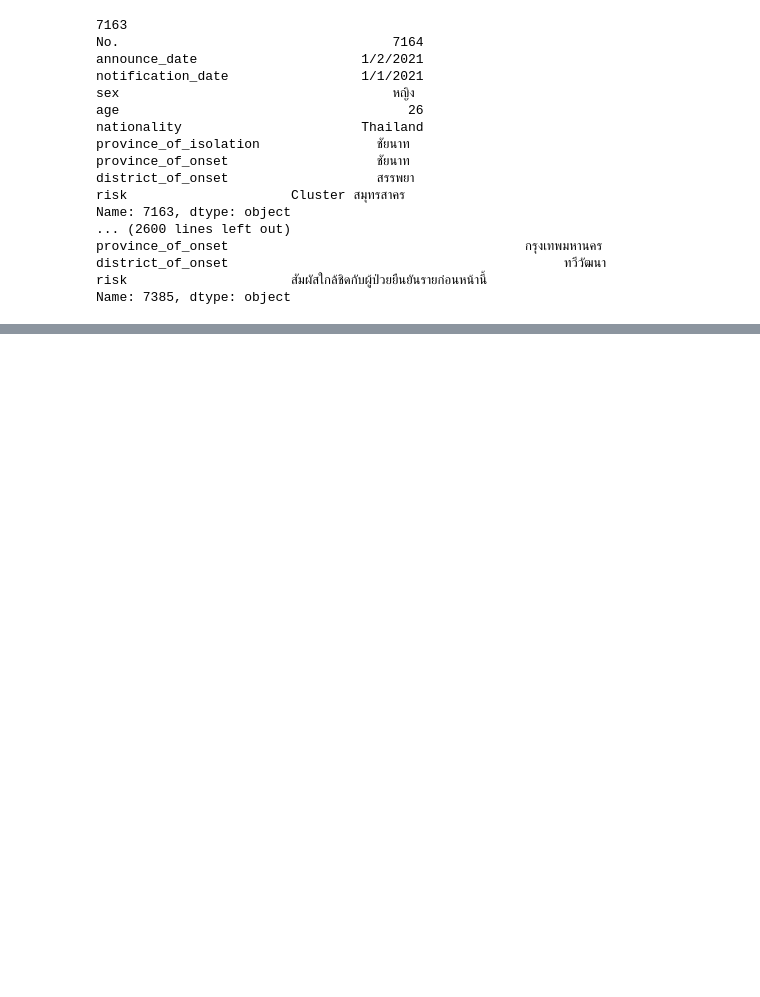
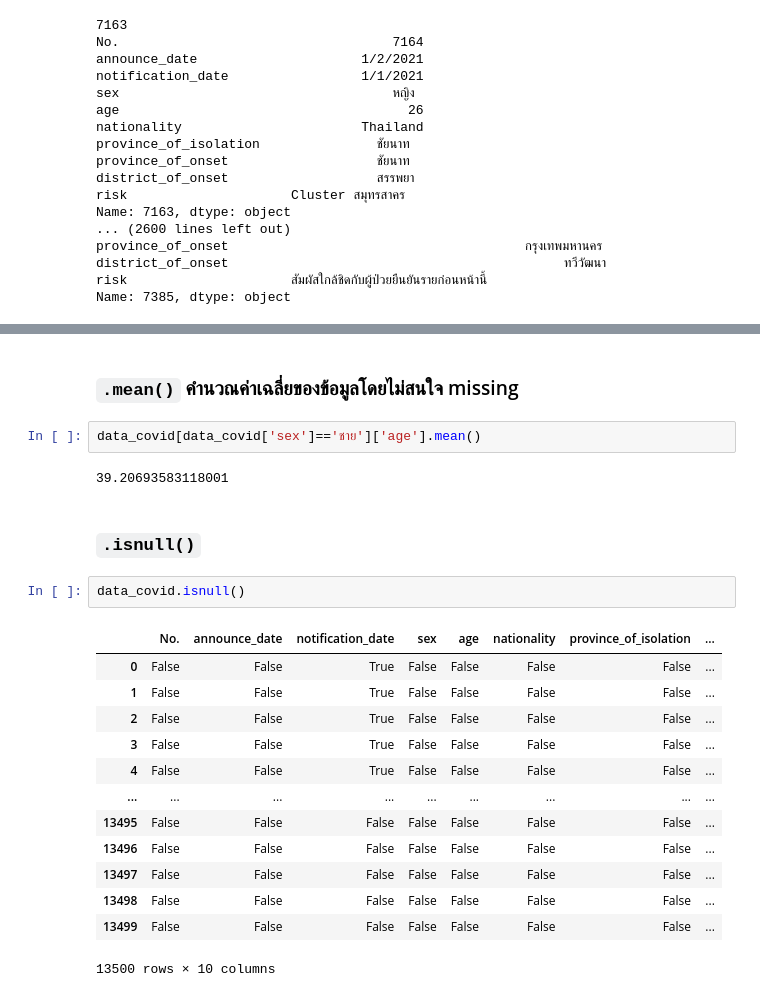
Before and after one commit to kanyaweeud/data_viz, a Jupyter notebook: Pandas_101.ipynb, the cells around one changed output, grey strips where cells are left out. Cells and saved outputs as stored; diff of their text form; blank space fills up the shorter version.

````diff
--- a/Pandas_101.ipynb
+++ b/Pandas_101.ipynb
@@ -517,0 +552,24 @@ Name: 7385, dtype: object
+# %% [markdown]
+### ```.mean()``` คำนวณค่าเฉลี่ยของข้อมูลโดยไม่สนใจ missing
+# %%
+data_covid[data_covid['sex']=='ชาย']['age'].mean()
+# %% [output]
+39.20693583118001
+# %% [markdown]
+### ```.isnull()```
+# %%
+data_covid.isnull()
+# %% [output]
+|  | No. | announce_date | notification_date | sex | age | nationality | province_of_isolation | ... |
+| 0 | False | False | True | False | False | False | False | ... |
+| 1 | False | False | True | False | False | False | False | ... |
+| 2 | False | False | True | False | False | False | False | ... |
+| 3 | False | False | True | False | False | False | False | ... |
+| 4 | False | False | True | False | False | False | False | ... |
+| ... | ... | ... | ... | ... | ... | ... | ... | ... |
+| 13495 | False | False | False | False | False | False | False | ... |
+| 13496 | False | False | False | False | False | False | False | ... |
+| 13497 | False | False | False | False | False | False | False | ... |
+| 13498 | False | False | False | False | False | False | False | ... |
+| 13499 | False | False | False | False | False | False | False | ... |
+13500 rows × 10 columns
````
Also changed, not shown: parts of 6 cells of this notebook.
